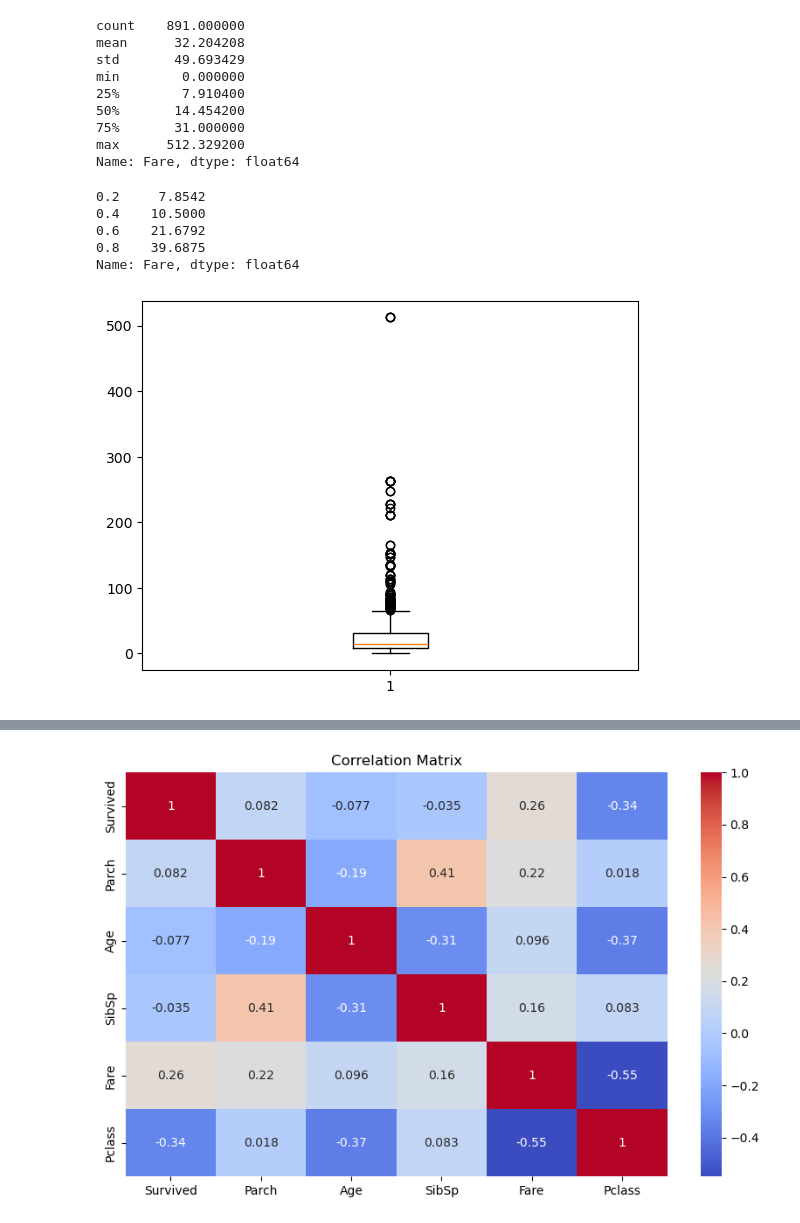
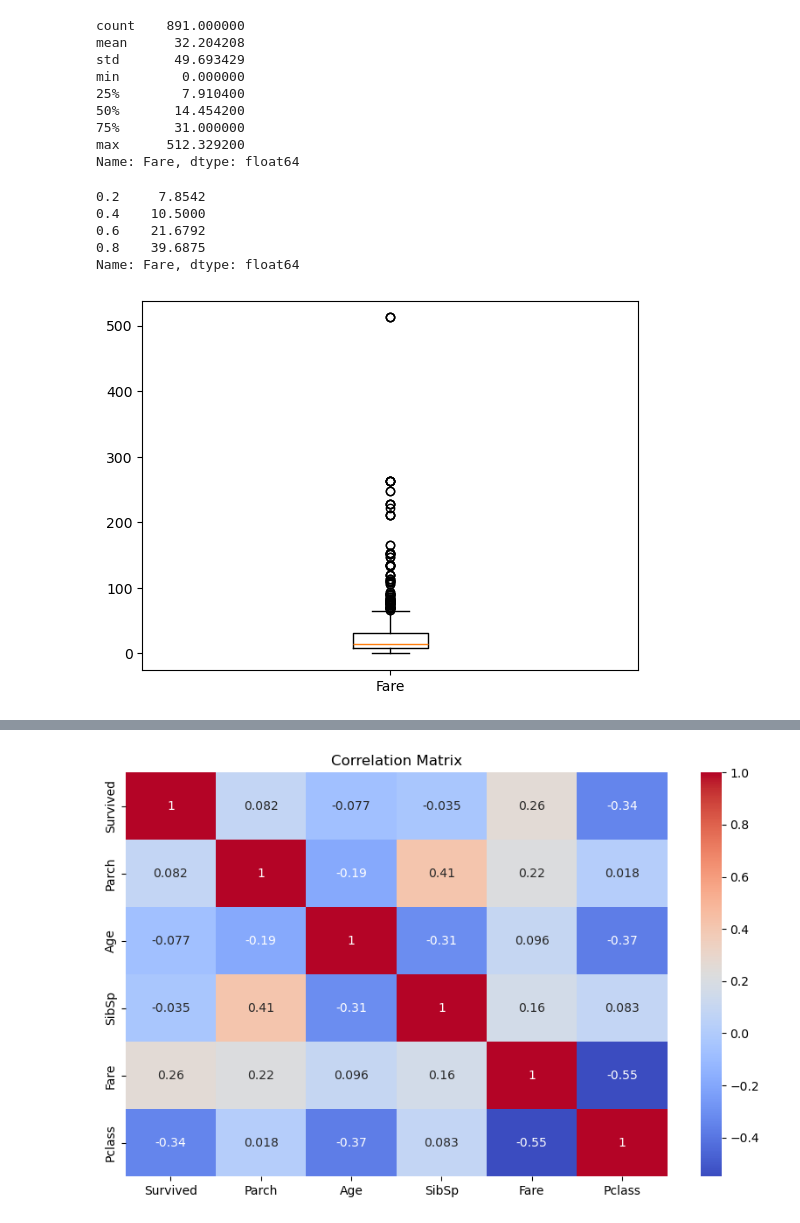
Before and after one commit to FellowOfYellow/TeamTanic, a Jupyter notebook: data.ipynb, the cells around one changed output, grey strips where cells are left out. Cells and saved outputs as stored; diff of their text form; code cells hidden in the pictures.

Commit message:
updated data analysis

```diff
--- a/data.ipynb
+++ b/data.ipynb
@@ -95,12 +64,12 @@ max      512.329200
 Name: Fare, dtype: float64
 # %%
 print(df['Fare'].quantile([.2, .4, .6, .8]))
-plt.boxplot('Fare', data=df)
+plt.boxplot('Fare', data=df, tick_labels=['Fare'])
 plt.show()
 # %% [output]
 0.2     7.8542
 0.4    10.5000
 0.6    21.6792
 0.8    39.6875
 Name: Fare, dtype: float64
-[figure, old version]
+[figure, new version]
```
Also changed, not shown: parts of 5 cells of this notebook, 2 other files.
